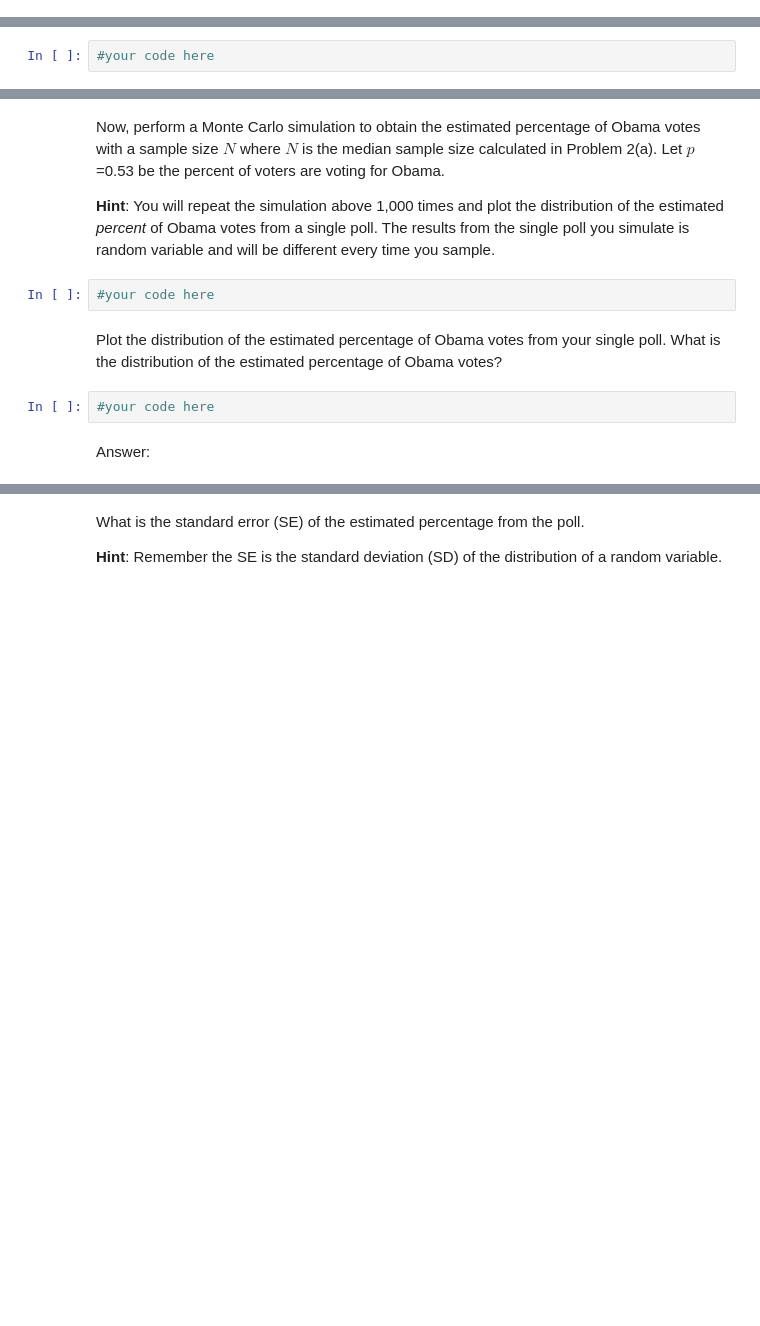
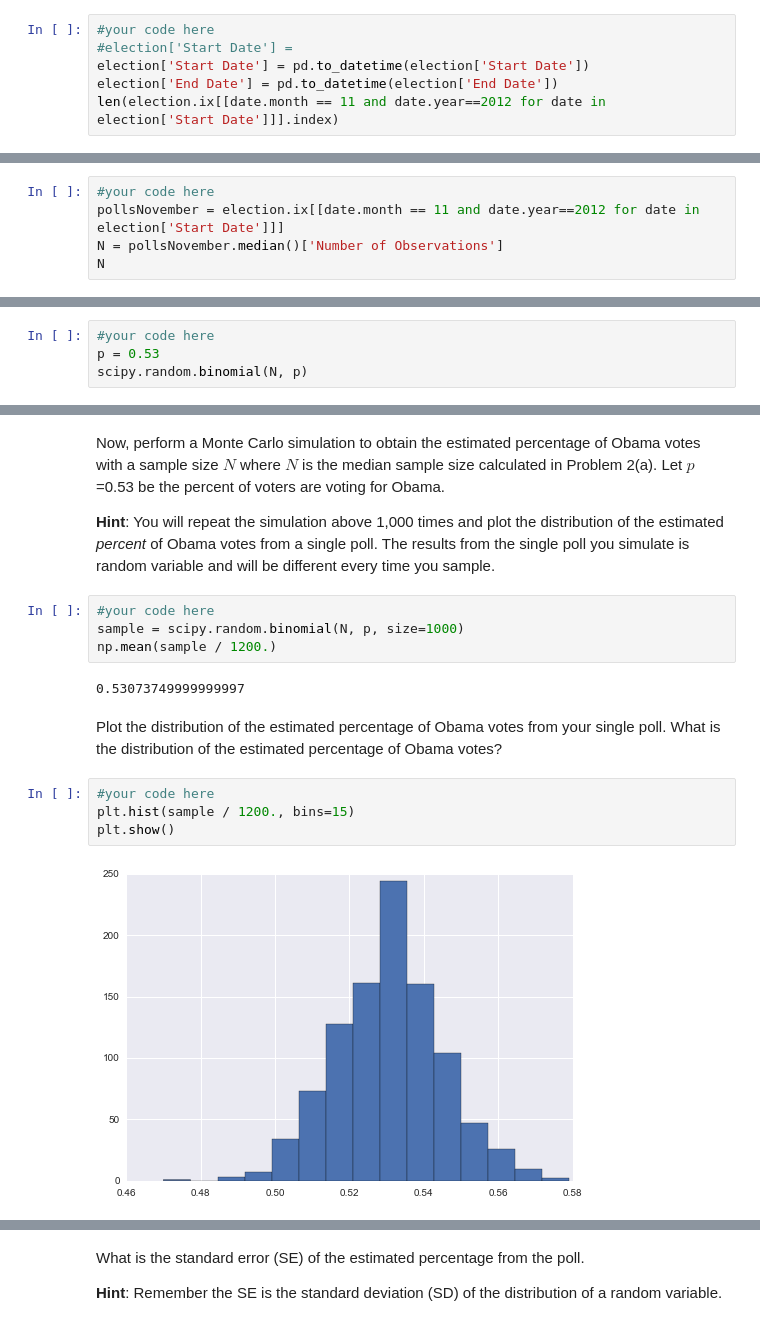
Before and after one commit to NouddeKroon/CS109-Homework, a Jupyter notebook: HW2.ipynb, the cells around one changed output, grey strips where cells are left out. Cells and saved outputs as stored; diff of their text form; blank space fills up the shorter version.

```diff
--- a/HW2.ipynb
+++ b/HW2.ipynb
@@ -288,0 +296,6 @@ How many polls were conducted in November? Define this number as M.
+# %%
+#your code here
+#election['Start Date'] =
+election['Start Date'] = pd.to_datetime(election['Start Date'])
+election['End Date'] = pd.to_datetime(election['End Date'])
+len(election.ix[[date.month == 11 and date.year==2012 for date in election['Start Date']]].index)
@@ -294,0 +308,5 @@ What was the median of the number of observations in the November polls? Define
+# %%
+#your code here
+pollsNovember = election.ix[[date.month == 11 and date.year==2012 for date in election['Start Date']]]
+N = pollsNovember.median()['Number of Observations']
+N
@@ -302,3 +322,5 @@ Using the median sample size $N$ from Problem 1(a), simulate the results from a
 **Hint**: Use the binomial distribution with parameters $N$ and $p$ = 0.53.
 # %%
 #your code here
+p = 0.53
+scipy.random.binomial(N, p)
@@ -306,11 +330,17 @@ Using the median sample size $N$ from Problem 1(a), simulate the results from a
 Now, perform a Monte Carlo simulation to obtain the estimated percentage of Obama votes with a sample size $N$ where $N$ is the median sample size calculated in Problem 2(a). Let $p$=0.53 be the percent of voters are voting for Obama.
 
 **Hint**: You will repeat the simulation above 1,000 times and plot the distribution of the estimated *percent* of Obama votes from a single poll.  The results from the single poll you simulate is random variable and will be different every time you sample.
-# %%
-#your code here
+# %%
+#your code here
+sample = scipy.random.binomial(N, p, size=1000)
+np.mean(sample / 1200.)
+# %% [output]
+0.53073749999999997
 # %% [markdown]
 Plot the distribution of the estimated percentage of Obama votes from your single poll. What is the distribution of the estimated percentage of Obama votes?
 # %%
 #your code here
+plt.hist(sample / 1200., bins=15)
+plt.show()
+# %% [output]
+[figure, added]
-# %% [markdown]
-Answer:
```
Also changed, not shown: parts of 43 cells of this notebook.
